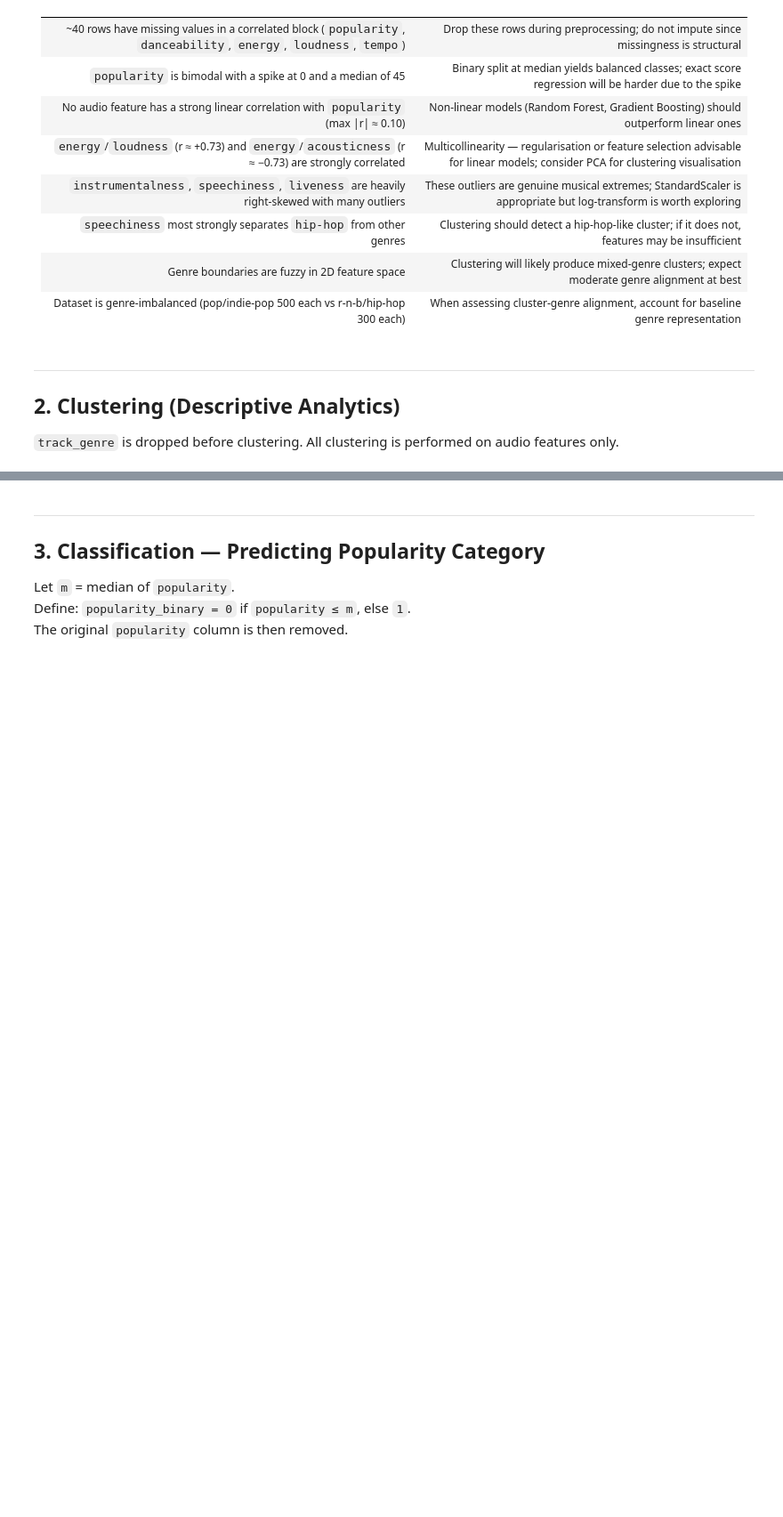
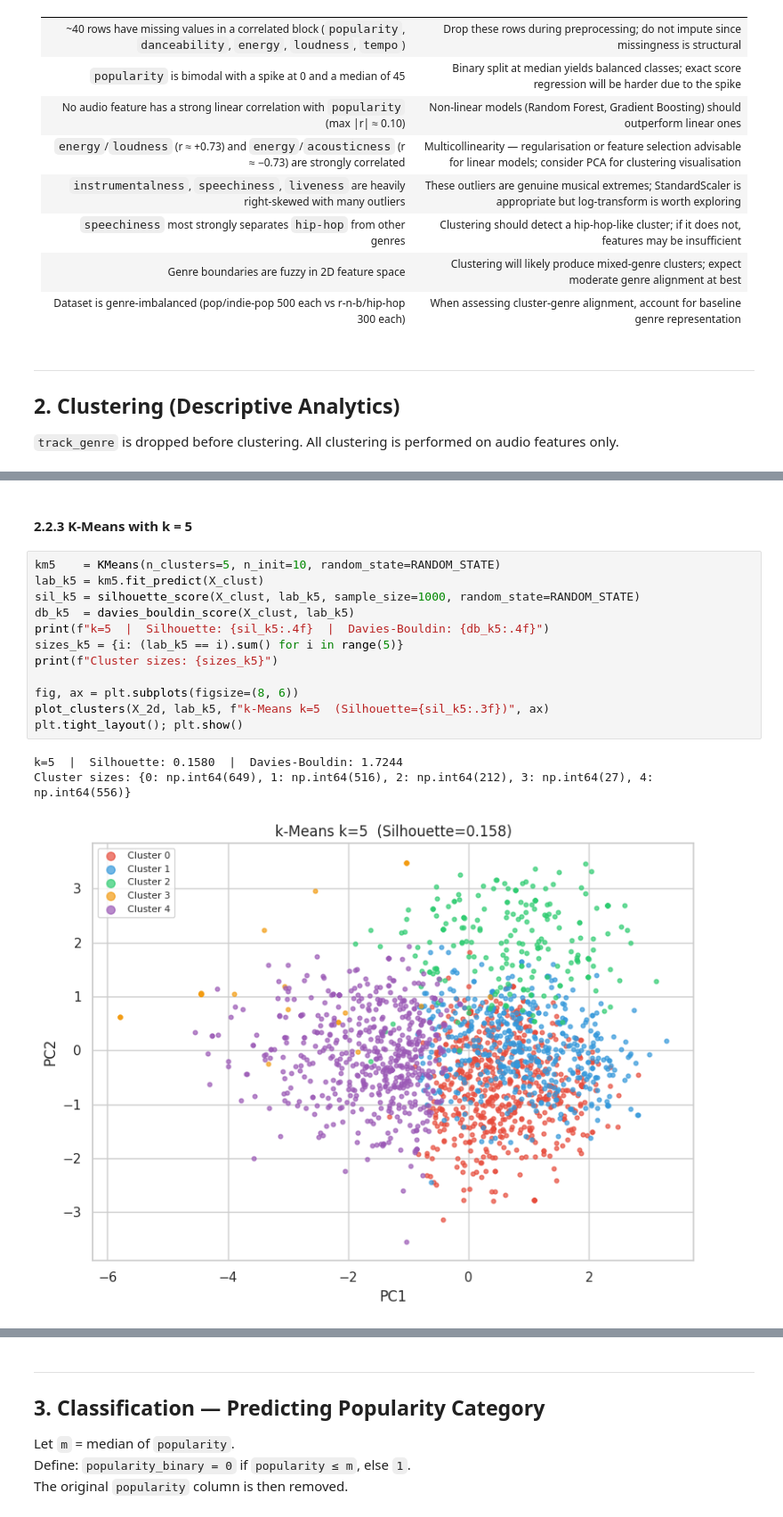
Before and after one commit to CallanMark/Data-Mining-Project, a Jupyter notebook: implementation.ipynb, the cells around one changed output, grey strips where cells are left out. Shown at 89% size. Cells and saved outputs as stored; diff of their text form; blank space fills up the shorter version.

```diff
--- a/implementation.ipynb
+++ b/implementation.ipynb
@@ -506,0 +626,18 @@ Evaluate using silhouette score (excluding noise). Discuss how DBSCAN compares t
+# %% [markdown]
+#### 2.2.3 K-Means with k = 5
+# %%
+km5    = KMeans(n_clusters=5, n_init=10, random_state=RANDOM_STATE)
+lab_k5 = km5.fit_predict(X_clust)
+sil_k5 = silhouette_score(X_clust, lab_k5, sample_size=1000, random_state=RANDOM_STATE)
+db_k5  = davies_bouldin_score(X_clust, lab_k5)
+print(f"k=5  |  Silhouette: {sil_k5:.4f}  |  Davies-Bouldin: {db_k5:.4f}")
+sizes_k5 = {i: (lab_k5 == i).sum() for i in range(5)}
+print(f"Cluster sizes: {sizes_k5}")
+
+fig, ax = plt.subplots(figsize=(8, 6))
+plot_clusters(X_2d, lab_k5, f"k-Means k=5  (Silhouette={sil_k5:.3f})", ax)
+plt.tight_layout(); plt.show()
+# %% [output]
+k=5  |  Silhouette: 0.1580  |  Davies-Bouldin: 1.7244
+Cluster sizes: {0: np.int64(649), 1: np.int64(516), 2: np.int64(212), 3: np.int64(27), 4: np.int64(556)}
+[figure, added]
```
Also changed, not shown: parts of 23 cells of this notebook.
